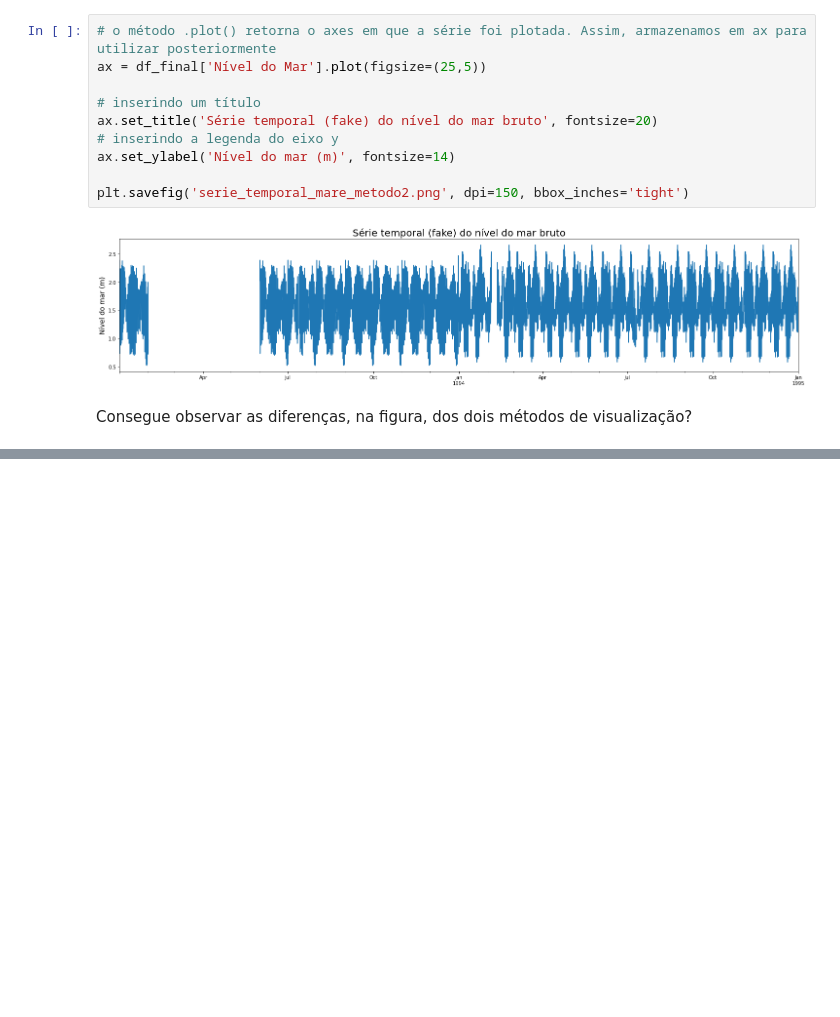
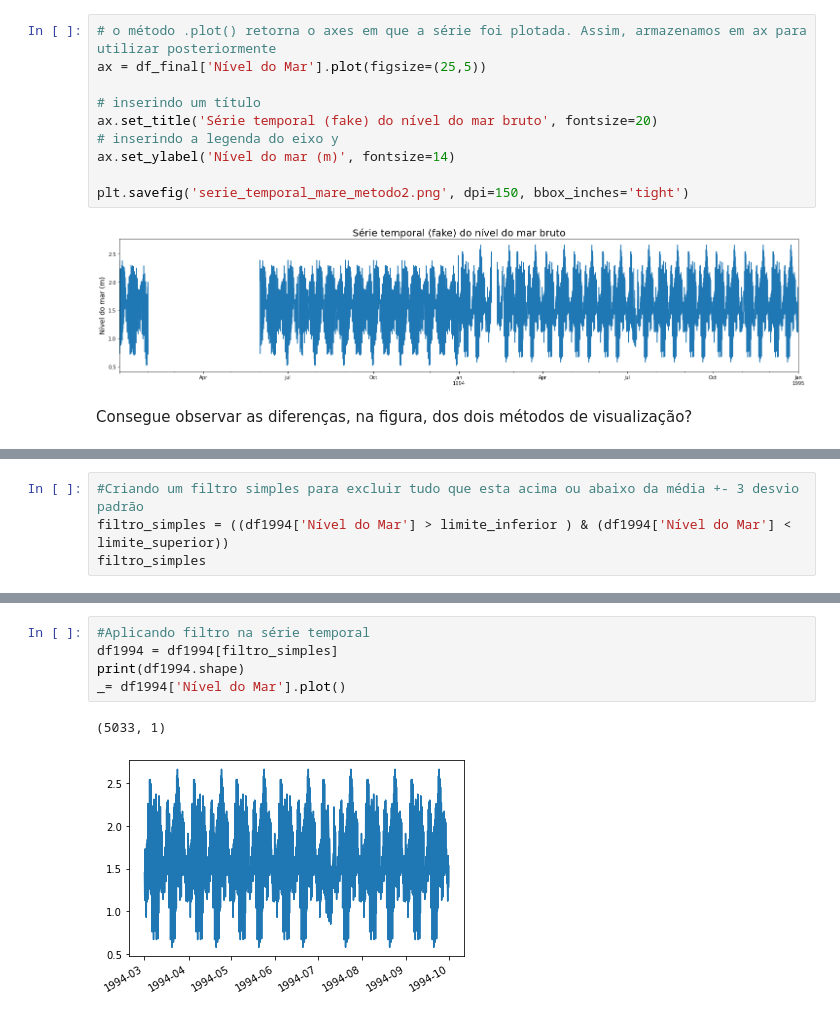
Before and after one commit to nilodna/python-basico, a Jupyter notebook: exercicios/exemplo_planilha_mare.ipynb, the cells around one changed output, grey strips where cells are left out. Drawn from its saved outputs; the diff is of its cells as text; blank space fills up the shorter version.

```diff
--- a/exercicios/exemplo_planilha_mare.ipynb
+++ b/exercicios/exemplo_planilha_mare.ipynb
@@ -352,0 +423,4 @@ Consegue observar as diferenças, na figura, dos dois métodos de visualização
+# %%
+#Criando um filtro simples para excluir tudo que esta acima ou abaixo da média +- 3 desvio padrão
+filtro_simples = ((df1994['Nível do Mar'] > limite_inferior ) & (df1994['Nível do Mar'] < limite_superior))
+filtro_simples
@@ -352,0 +440,8 @@ Consegue observar as diferenças, na figura, dos dois métodos de visualização
+# %%
+#Aplicando filtro na série temporal
+df1994 = df1994[filtro_simples]
+print(df1994.shape)
+_= df1994['Nível do Mar'].plot()
+# %% [output]
+(5033, 1)
+[figure, added]
```
Also changed, not shown: parts of 16 cells of this notebook, 2 other files.
